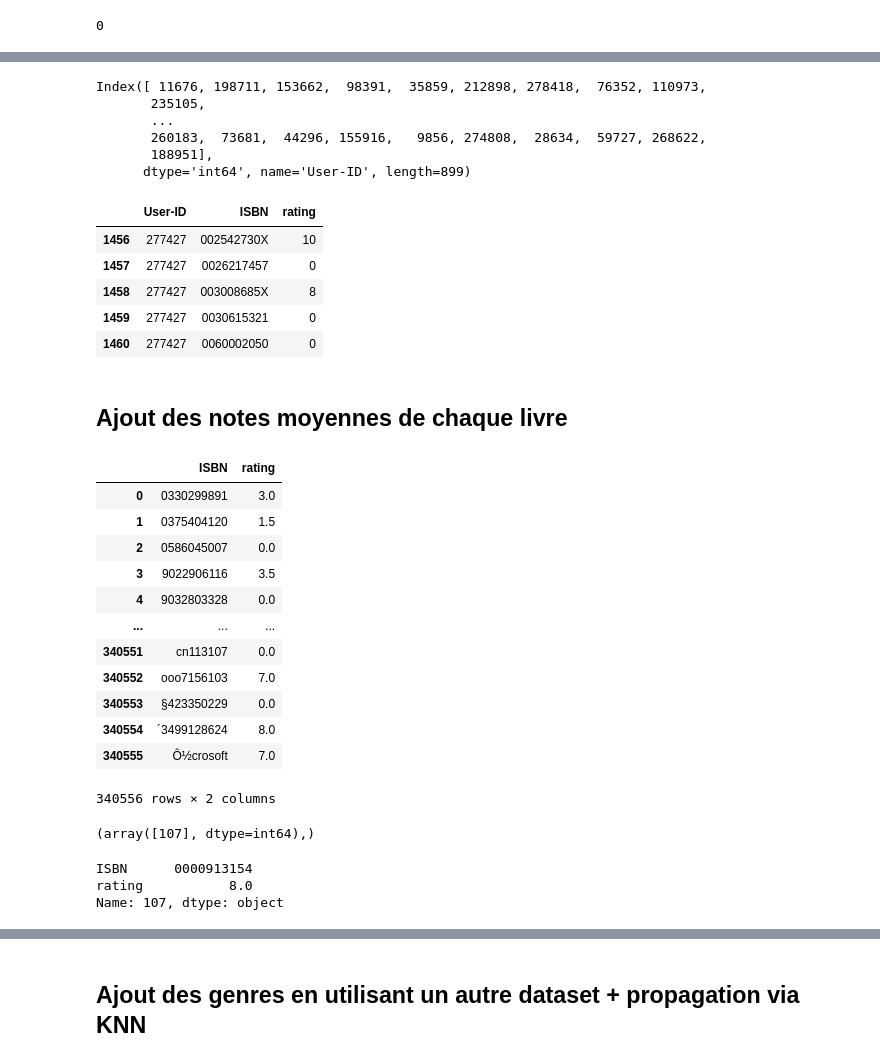
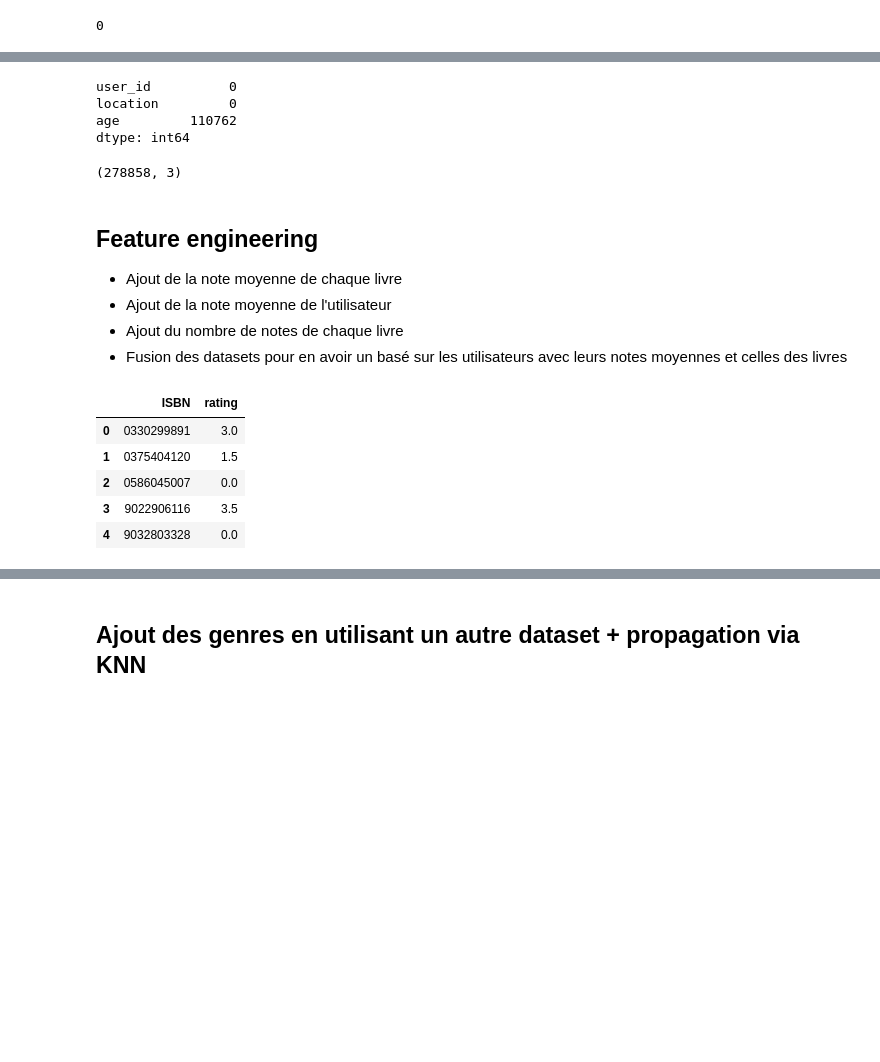
Before and after one commit to redyddm/projet_ter, a Jupyter notebook: recommandation.ipynb, the cells around one changed output, grey strips where cells are left out. Drawn from its saved outputs; the diff is of its cells as text; code cells hidden in the pictures; blank space fills up the shorter version.

Commit message:
ajout features

```diff
--- a/recommandation.ipynb
+++ b/recommandation.ipynb
@@ -51,3 +65,6 @@ books.head(10)
 | 7 | 0671870432 | PLEADING GUILTY | Scott Turow | 1993 | Audioworks |
 | 8 | 0679425608 | Under the Black Flag: The Romance... | David Cordingly | 1996 | Random House |
 | 9 | 074322678X | Where You'll Find Me: And Other S... | Ann Beattie | 2002 | Scribner |
+# %%
+ratings.rename(columns={'User-ID':'user_id', 'Book-Rating':'rating'}, inplace=True)
+ratings.head(10)
@@ -93,6 +187,3 @@ lignes a verif :
 books.duplicated().sum()
 # %% [output]
 0
-# %%
-ratings.rename(columns={'Book-Rating':'rating'}, inplace=True)
-ratings.head()
@@ -163,49 +217,28 @@ X[X].shape
-# %%
-Y=X[X].index
-Y
-# %% [output]
-Index([ 11676, 198711, 153662,  98391,  35859, 212898, 278418,  76352, 110973,
-       235105,
-       ...
-       260183,  73681,  44296, 155916,   9856, 274808,  28634,  59727, 268622,
-       188951],
-      dtype='int64', name='User-ID', length=899)
-# %%
-ratings_test=ratings[ratings['User-ID'].isin(Y)]
-ratings_test.head()
-# %% [output]
-|  | User-ID | ISBN | rating |
-| 1456 | 277427 | 002542730X | 10 |
-| 1457 | 277427 | 0026217457 | 0 |
-| 1458 | 277427 | 003008685X | 8 |
-| 1459 | 277427 | 0030615321 | 0 |
-| 1460 | 277427 | 0060002050 | 0 |
+# %%
+users.isnull().sum()
+# %% [output]
+user_id          0
+location         0
+age         110762
+dtype: int64
+# %%
+users.shape
+# %% [output]
+(278858, 3)
 # %% [markdown]
-## Ajout des notes moyennes de chaque livre
+## Feature engineering
+
+- Ajout de la note moyenne de chaque livre
+- Ajout de la note moyenne de l'utilisateur
+- Ajout du nombre de notes de chaque livre
+- Fusion des datasets pour en avoir un basé sur les utilisateurs avec leurs notes moyennes et celles des livres
 # %%
-book_rating_stats = ratings.groupby('ISBN')['rating'].mean().reset_index()
-book_rating_stats
+book_rating = ratings.groupby('ISBN')['rating'].mean().reset_index()
+book_rating.head()
 # %% [output]
 |  | ISBN | rating |
 | 0 | 0330299891 | 3.0 |
 | 1 | 0375404120 | 1.5 |
 | 2 | 0586045007 | 0.0 |
 | 3 | 9022906116 | 3.5 |
 | 4 | 9032803328 | 0.0 |
-| ... | ... | ... |
-| 340551 | cn113107 | 0.0 |
-| 340552 | ooo7156103 | 7.0 |
-| 340553 | §423350229 | 0.0 |
-| 340554 | ´3499128624 | 8.0 |
-| 340555 | Ô½crosoft | 7.0 |
-340556 rows × 2 columns
-# %%
-np.where(book_rating_stats['ISBN']=='0000913154')
-# %% [output]
-(array([107], dtype=int64),)
-# %%
-book_rating_stats.iloc[107]
-# %% [output]
-ISBN      0000913154
-rating           8.0
-Name: 107, dtype: object
```
Also changed, not shown: parts of 37 cells of this notebook.
